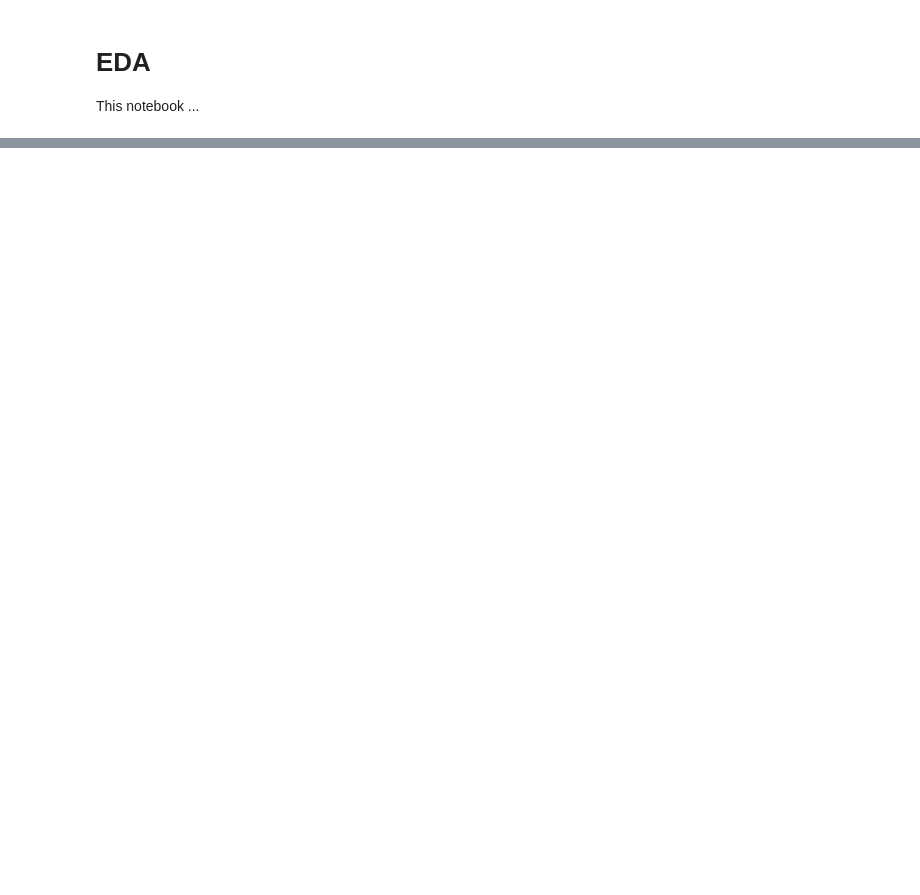
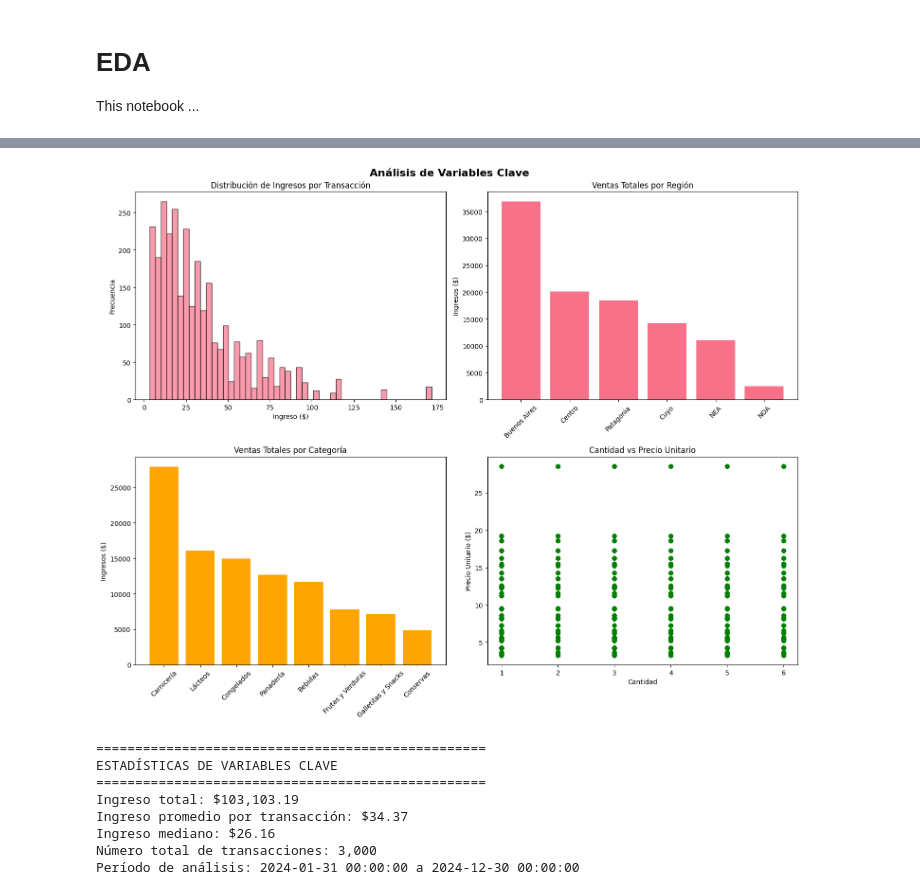
Before and after one commit to SofiaAngelaKnutas/reto_ma2003b, a Jupyter notebook: notebooks/eda.ipynb, the cells around one changed output, grey strips where cells are left out. Cells and saved outputs as stored; diff of their text form; code cells hidden in the pictures; blank space fills up the shorter version.

```diff
--- a/notebooks/eda.ipynb
+++ b/notebooks/eda.ipynb
@@ -19,0 +11,11 @@ FileNotFoundError: [Errno 2] No such file or directory: 'data_cleaned/master.par
+# %%
+# Load the cleaned master dataset
+project_root = os.path.dirname(os.getcwd())
+clean_path = os.path.join(project_root, "data_cleaned")
+df = pd.read_parquet(os.path.join(clean_path, "master.parquet"))
+
+print("Dataset shape:", df.shape)
+print("\nColumns available:")
+print(df.columns.tolist())
+print("\nDataset info:")
+print(df.info())
@@ -19,0 +128,58 @@ FileNotFoundError: [Errno 2] No such file or directory: 'data_cleaned/master.par
+# %%
+# Análisis de variables de negocio principales
+import seaborn as sns
+plt.style.use('default')
+sns.set_palette("husl")
+
+# Configurar subplots
+fig, axes = plt.subplots(2, 2, figsize=(15, 12))
+fig.suptitle('Análisis de Variables Clave', fontsize=16, fontweight='bold')
+
+# 1. Distribución de ingresos
+axes[0,0].hist(df['ingreso'], bins=50, edgecolor='black', alpha=0.7)
+axes[0,0].set_title('Distribución de Ingresos por Transacción')
+axes[0,0].set_xlabel('Ingreso ($)')
+axes[0,0].set_ylabel('Frecuencia')
+
+# 2. Ventas por región
+region_sales = df.groupby('Región')['ingreso'].sum().sort_values(ascending=False)
+axes[0,1].bar(region_sales.index, region_sales.values)
+axes[0,1].set_title('Ventas Totales por Región')
+axes[0,1].set_ylabel('Ingresos ($)')
+axes[0,1].tick_params(axis='x', rotation=45)
+
+# 3. Ventas por categoría
+cat_sales = df.groupby('Categoría')['ingreso'].sum().sort_values(ascending=False)
+axes[1,0].bar(cat_sales.index, cat_sales.values, color='orange')
+axes[1,0].set_title('Ventas Totales por Categoría')
+axes[1,0].set_ylabel('Ingresos ($)')
+axes[1,0].tick_params(axis='x', rotation=45)
+
+# 4. Cantidad vs Precio
+axes[1,1].scatter(df['Cantidad'], df['Precio_Unitario'], alpha=0.6, color='green')
+axes[1,1].set_title('Cantidad vs Precio Unitario')
+axes[1,1].set_xlabel('Cantidad')
+axes[1,1].set_ylabel('Precio Unitario ($)')
+
+plt.tight_layout()
+plt.show()
+
+# Estadísticas de las variables principales
+print("=" * 50)
+print("ESTADÍSTICAS DE VARIABLES CLAVE")
+print("=" * 50)
+print(f"Ingreso total: ${df['ingreso'].sum():,.2f}")
+print(f"Ingreso promedio por transacción: ${df['ingreso'].mean():.2f}")
+print(f"Ingreso mediano: ${df['ingreso'].median():.2f}")
+print(f"Número total de transacciones: {len(df):,}")
+print(f"Período de análisis: {df['Fecha'].min()} a {df['Fecha'].max()}")
+# %% [output]
+[figure, added]
+==================================================
+ESTADÍSTICAS DE VARIABLES CLAVE
+==================================================
+Ingreso total: $103,103.19
+Ingreso promedio por transacción: $34.37
+Ingreso mediano: $26.16
+Número total de transacciones: 3,000
+Período de análisis: 2024-01-31 00:00:00 a 2024-12-30 00:00:00
```
Also changed, not shown: parts of 17 cells of this notebook, 3 other files.
